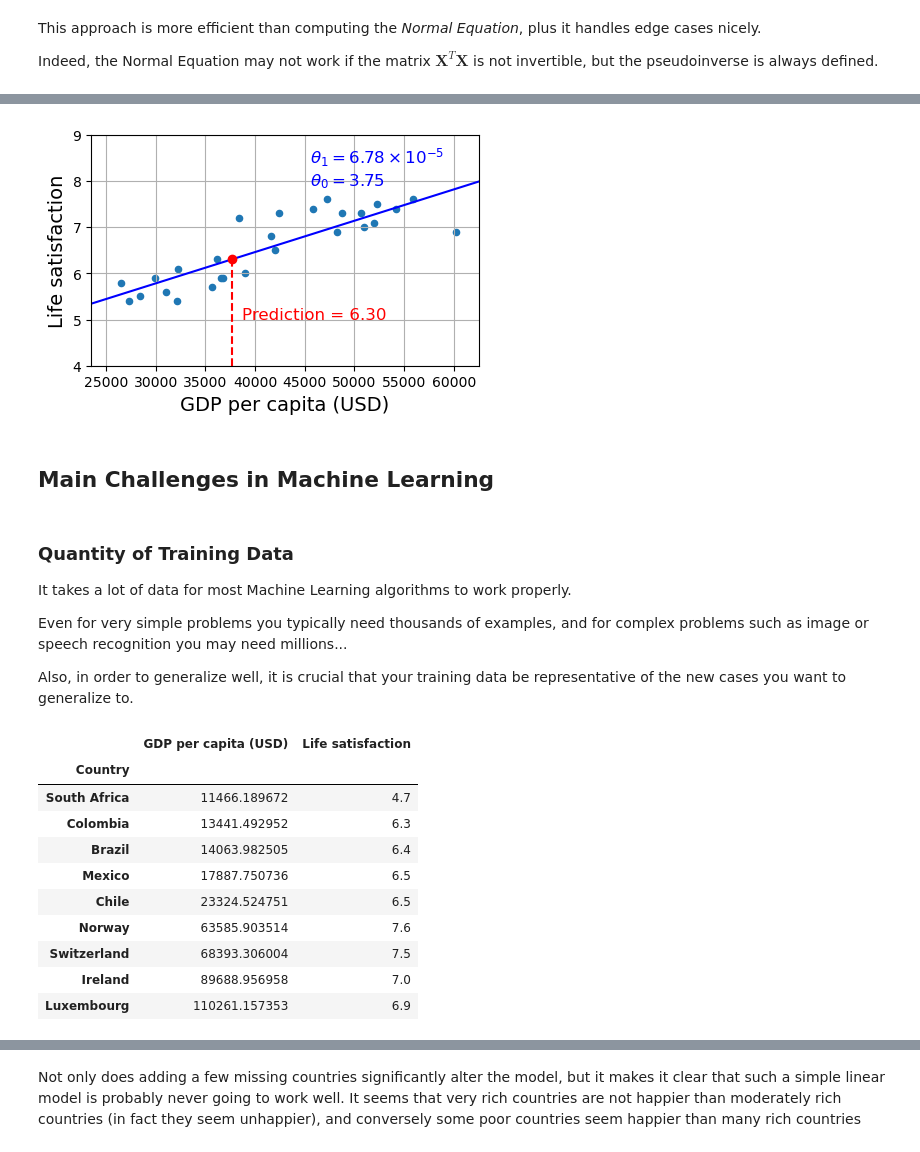
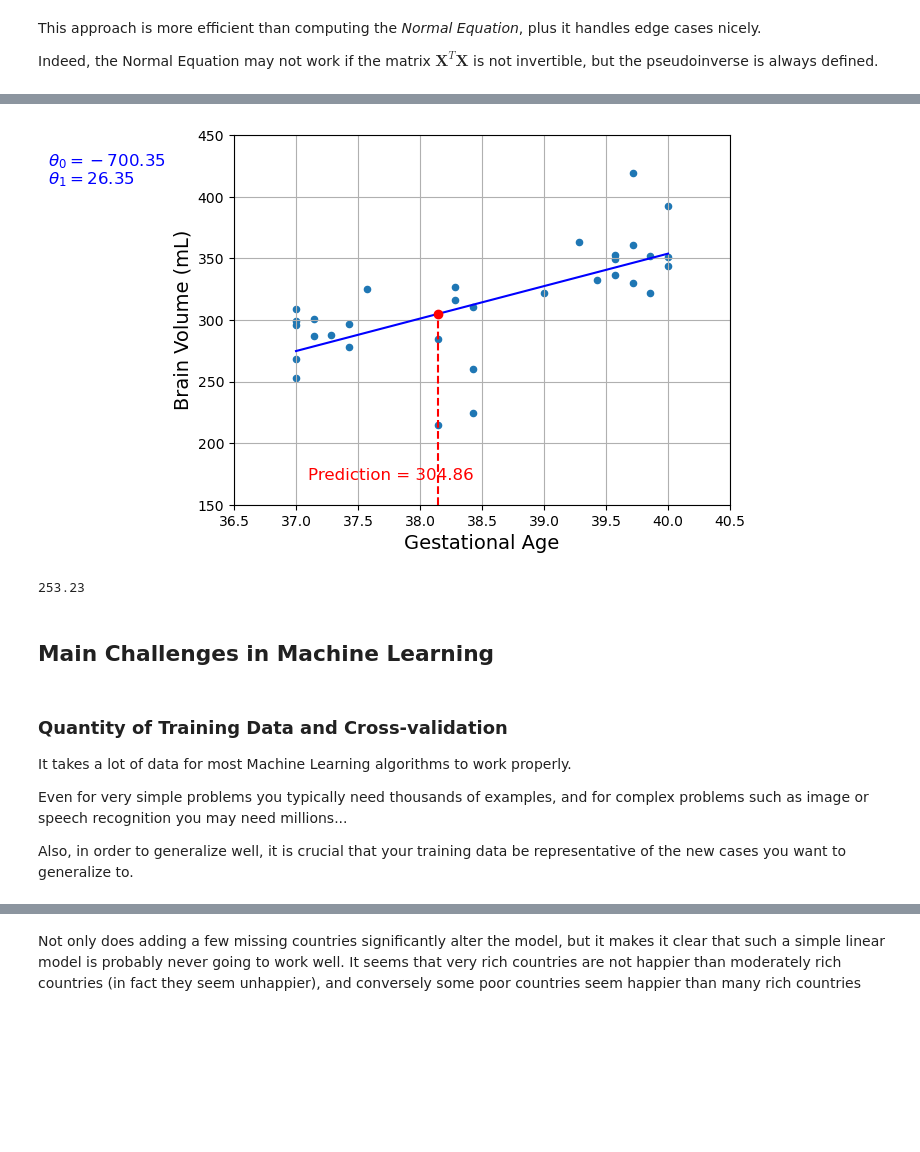
Before and after one commit to bmandracchia/ML4BD, a Jupyter notebook: chapters/11_machine_learning_fundamentals.ipynb, the cells around one changed output, grey strips where cells are left out. Drawn from its saved outputs; the diff is of its cells as text; code cells hidden in the pictures; blank space fills up the shorter version.

```diff
--- a/chapters/11_machine_learning_fundamentals.ipynb
+++ b/chapters/11_machine_learning_fundamentals.ipynb
@@ -301,0 +223,6 @@ full_country_stats.to_csv(datapath / "lifesat_full.csv")
+# %%
+min_ga = 37
+max_ga = 40
+
+stats = nbv[(nbv["GA"] >= min_ga) & (nbv["GA"] <= max_ga)]
+stats.head()
@@ -444,8 +387,8 @@ Indeed, the Normal Equation may not work if the matrix $\mathbf{X}^T\mathbf{X}$
 # %%
 from sklearn import linear_model
 
-X_sample = country_stats[[gdppc_col]].values
-y_sample = country_stats[[lifesat_col]].values
+y_sample = stats[["brain volume"]].values
+X_sample = stats[["GA"]].values
 
 lin1 = linear_model.LinearRegression()
 lin1.fit(X_sample, y_sample)
@@ -478,0 +421,3 @@ cyprus_gdp_per_capita
+# %%
+example_ga = stats["GA"].loc[56]
+example_ga
@@ -479,4 +426,4 @@ cyprus_gdp_per_capita
 # %%
-cyprus_predicted_life_satisfaction = lin1.predict([[cyprus_gdp_per_capita]])[0, 0]
-cyprus_predicted_life_satisfaction
+example_prediction = lin1.predict([[example_ga]])[0, 0]
+example_prediction
 # %% [output]
@@ -484,30 +431,39 @@ cyprus_predicted_life_satisfaction
 # %%
-country_stats.plot(kind='scatter', figsize=(5, 3), grid=True,
-                   x=gdppc_col, y=lifesat_col)
+stats.plot(kind='scatter', grid=True,
+             y="brain volume", x="GA",
+             ylabel="Brain Volume (mL)", xlabel="Gestational Age")
 
-X = np.linspace(min_gdp, max_gdp, 1000)
+X = np.linspace(min_ga, max_ga, 1000)
 plt.plot(X, t0 + t1 * X, "b")
 
-plt.text(min_gdp + 22_000, max_life_sat - 1.1,
+min_bv = 150
+max_bv = 450
+
+plt.text(35, max_bv - 25,
          fr"$\theta_0 = {t0:.2f}$", color="b")
-plt.text(min_gdp + 22_000, max_life_sat - 0.6,
-         fr"$\theta_1 = {t1 * 1e5:.2f} \times 10^{{-5}}$", color="b")
+plt.text(35, max_bv -40,
+         fr"$\theta_1 = {t1:.2f}$", color="b")
 
-plt.plot([cyprus_gdp_per_capita, cyprus_gdp_per_capita],
-         [min_life_sat, cyprus_predicted_life_satisfaction], "r--")
-plt.text(cyprus_gdp_per_capita + 1000, 5.0,
-         fr"Prediction = {cyprus_predicted_life_satisfaction:.2f}", color="r")
-plt.plot(cyprus_gdp_per_capita, cyprus_predicted_life_satisfaction, "ro")
 
-plt.axis([min_gdp, max_gdp, min_life_sat, max_life_sat])
+plt.plot([example_ga, example_ga],
+         [min_bv, example_prediction], "r--")
+plt.text(37.1, 170,
+         fr"Prediction = {example_prediction:.2f}", color="r")
+plt.plot(example_ga, example_prediction, "ro")
+
+plt.axis([min_ga-.5, max_ga+.5, min_bv, max_bv])
 
 plt.show()
 # %% [output]
-[figure, old version]
+[figure, new version]
+# %%
+nbv["brain volume"].loc[10]
+# %% [output]
+253.23
 # %% [markdown]
 ## Main Challenges in Machine Learning
 # %% [markdown]
-### Quantity of Training Data
+### Quantity of Training Data and Cross-validation
 
 It takes a lot of data for most Machine Learning algorithms to work properly.
 
@@ -515,19 +471,3 @@ Even for very simple problems you typically need thousands of examples, and for
 
 Also, in order to generalize well, it is crucial that your training data be representative of the
 new cases you want to generalize to.
-# %%
-missing_data = full_country_stats[(full_country_stats[gdppc_col] < min_gdp) |
-                                  (full_country_stats[gdppc_col] > max_gdp)]
-missing_data
-# %% [output]
-|  | GDP per capita (USD) | Life satisfaction |
-| Country |  |  |
-| South Africa | 11466.189672 | 4.7 |
-| Colombia | 13441.492952 | 6.3 |
-| Brazil | 14063.982505 | 6.4 |
-| Mexico | 17887.750736 | 6.5 |
-| Chile | 23324.524751 | 6.5 |
-| Norway | 63585.903514 | 7.6 |
-| Switzerland | 68393.306004 | 7.5 |
-| Ireland | 89688.956958 | 7.0 |
-| Luxembourg | 110261.157353 | 6.9 |
```
Also changed, not shown: parts of 70 cells of this notebook, 4 other files.
